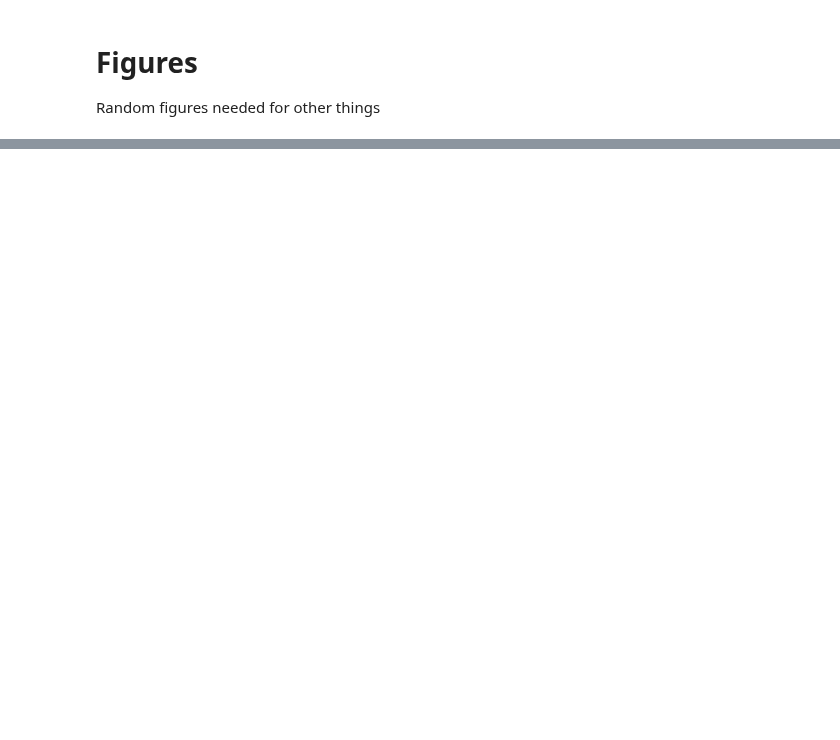
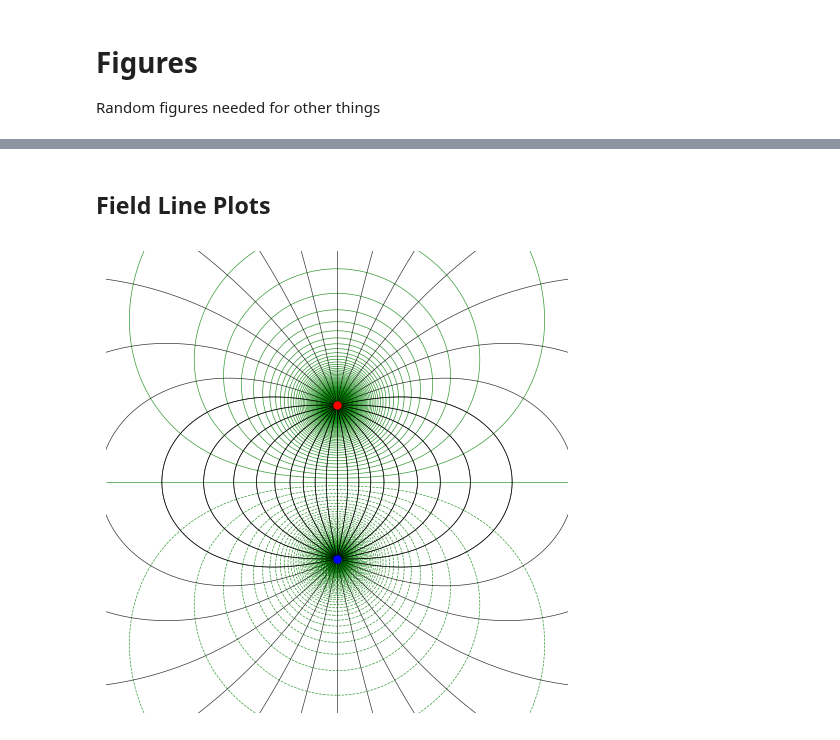
Before and after one commit to rkingery/notebooks, a Jupyter notebook: figures.ipynb, the cells around one changed output, grey strips where cells are left out. Cells and saved outputs as stored; diff of their text form; code cells hidden in the pictures; blank space fills up the shorter version.

```diff
--- a/figures.ipynb
+++ b/figures.ipynb
@@ -201,0 +74,2 @@ Random figures needed for other things
+# %% [markdown]
+## Field Line Plots
@@ -201,0 +158,75 @@ Random figures needed for other things
+# %%
+class PointCharge:
+    def __init__(self, q, position):
+        self.q = q
+        self.x = position[0]
+        self.y = position[1]
+
+    def field(self, x, y):
+        dx = x - self.x
+        dy = y - self.y
+        r2 = dx**2 + dy**2
+        if r2 < 1e-12:
+            return (0, 0) # avoid singularity at charge position
+        r3 = r2 ** 1.5
+        return (self.q * dx / r3, self.q * dy / r3)
+
+    def seed_points(self, n_field_lines, step_size):
+        angles = np.linspace(0, 2 * np.pi * (n_field_lines - 1) / n_field_lines, n_field_lines)
+        seeds = []
+        for angle in angles:
+            x0 = self.x + np.cos(angle) * step_size
+            y0 = self.y + np.sin(angle) * step_size
+            seeds.append((x0, y0))
+        return seeds
+
+    def plot_distribution(self, ax, xlim, ylim):
+        if self.q > 0:
+            ax.plot(self.x, self.y, 'o', color='red', ms=5)
+        elif self.q < 0:
+            ax.plot(self.x, self.y, 'o', color='blue', ms=5)
+
+    def potential(self, x, y):
+        dx = x - self.x
+        dy = y - self.y
+        r = np.sqrt(dx**2 + dy**2)
+        if r < 1e-6:
+            r = 1e-6
+        return self.q / r
+
+class ChargeDistribution:
+    def __init__(self, sources):
+        self.sources = sources
+
+    def field(self, x, y):
+        Ex, Ey = 0, 0
+        for src in self.sources:
+            Fx, Fy = src.field_vector(x, y)
+            Ex += Fx
+            Ey += Fy
+        return Ex, Ey
+
+    def seed_points(self, n_field_lines, step_size):
+        seeds = []
+        for src in self.sources:
+            seeds.extend(src.seed_points(n_field_lines, step_size))
+        return seeds
+
+    def plot_distribution(self, ax, xlim, ylim):
+        for src in self.sources:
+            src.plot_distribution(ax, xlim, ylim)
+
+    def potential(self, x, y):
+        potential = 0
+        for src in self.sources:
+            potential += src.potential(x, y)
+        return potential
+
+# charges = [PointCharge(1, (0, 0))]
+charges = [PointCharge(-1, (0, -1)), PointCharge(1, (0, 1))]
+# charges = [PointCharge(1, [1, 1]), PointCharge(-1, [1, -1]), PointCharge(1, [-1, -1]), PointCharge(-1, [-1, 1])]
+distribution = ChargeDistribution(charges)
+plotter = FieldLinePlotter(distribution)
+plotter.plot(n_field_lines=32, xlim=(-3, 3), ylim=(-3, 3), plot_equipotentials=True, n_potential_levels=800);
+# %% [output]
+[figure, added]
```
Also changed, not shown: parts of 14 cells of this notebook.
